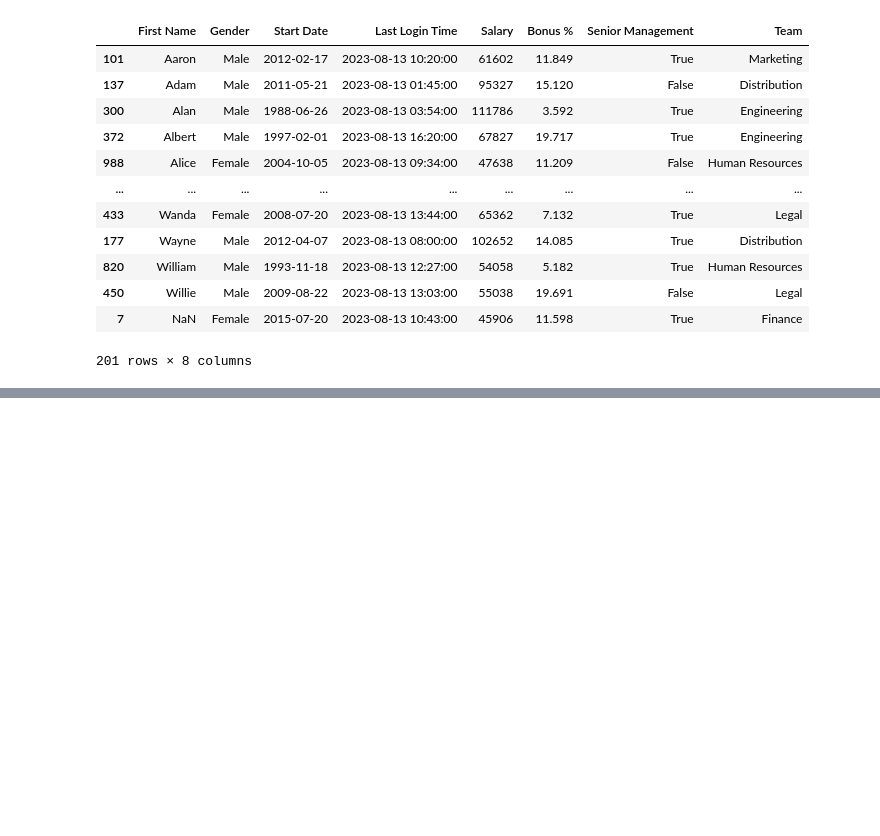
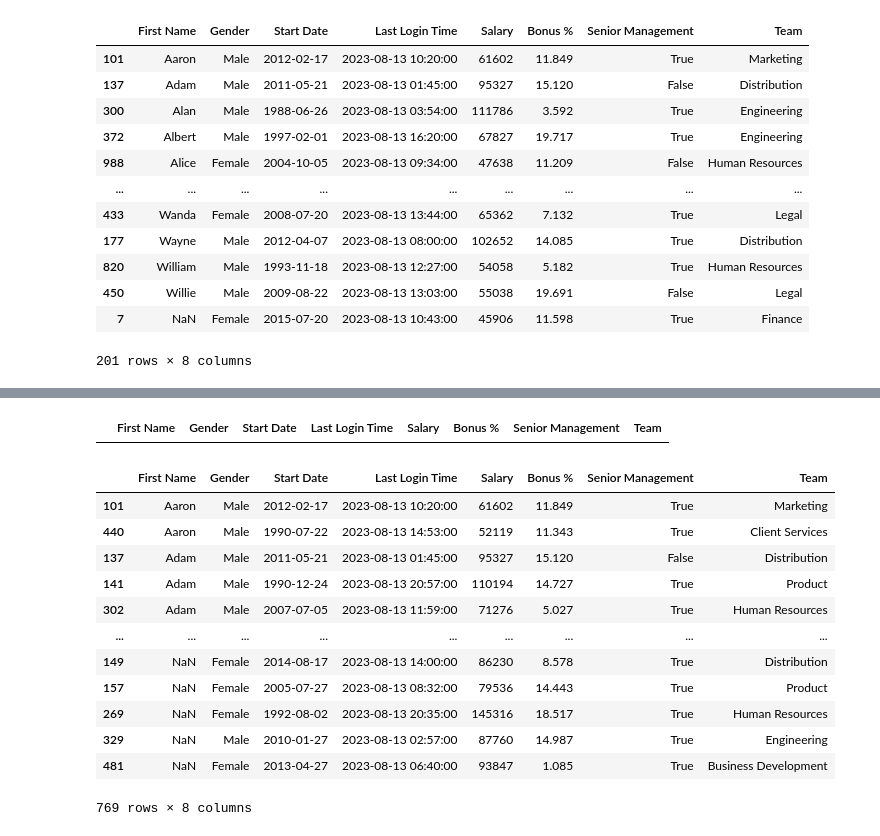
Before and after one commit to mekchou/DataAnalysisWithPandasAndPython, a Jupyter notebook: Sec5DataFrames2.ipynb, the cells around one changed output, grey strips where cells are left out. Saved outputs shown, nothing was run; the diff lists cells and outputs as text; code cells hidden in the pictures; blank space fills up the shorter version.

Commit message:
drop duplicate

```diff
--- a/Sec5DataFrames2.ipynb
+++ b/Sec5DataFrames2.ipynb
@@ -407,0 +448,21 @@ df4[~df4['First Name'].duplicated()]
+# %%
+# none of the subset teams are unique
+df4.drop_duplicates(subset = ['Team'], keep = False)
+# %% [output]
+|  | First Name | Gender | Start Date | Last Login Time | Salary | Bonus % | Senior Management | Team |
+# %%
+df4.drop_duplicates(subset = ['First Name', 'Team'])
+# %% [output]
+|  | First Name | Gender | Start Date | Last Login Time | Salary | Bonus % | Senior Management | Team |
+| 101 | Aaron | Male | 2012-02-17 | 2023-08-13 10:20:00 | 61602 | 11.849 | True | Marketing |
+| 440 | Aaron | Male | 1990-07-22 | 2023-08-13 14:53:00 | 52119 | 11.343 | True | Client Services |
+| 137 | Adam | Male | 2011-05-21 | 2023-08-13 01:45:00 | 95327 | 15.120 | False | Distribution |
+| 141 | Adam | Male | 1990-12-24 | 2023-08-13 20:57:00 | 110194 | 14.727 | True | Product |
+| 302 | Adam | Male | 2007-07-05 | 2023-08-13 11:59:00 | 71276 | 5.027 | True | Human Resources |
+| ... | ... | ... | ... | ... | ... | ... | ... | ... |
+| 149 | NaN | Female | 2014-08-17 | 2023-08-13 14:00:00 | 86230 | 8.578 | True | Distribution |
+| 157 | NaN | Female | 2005-07-27 | 2023-08-13 08:32:00 | 79536 | 14.443 | True | Product |
+| 269 | NaN | Female | 1992-08-02 | 2023-08-13 20:35:00 | 145316 | 18.517 | True | Human Resources |
+| 329 | NaN | Male | 2010-01-27 | 2023-08-13 02:57:00 | 87760 | 14.987 | True | Engineering |
+| 481 | NaN | Female | 2013-04-27 | 2023-08-13 06:40:00 | 93847 | 1.085 | True | Business Development |
+769 rows × 8 columns
```
Also changed, not shown: parts of 5 cells of this notebook.
